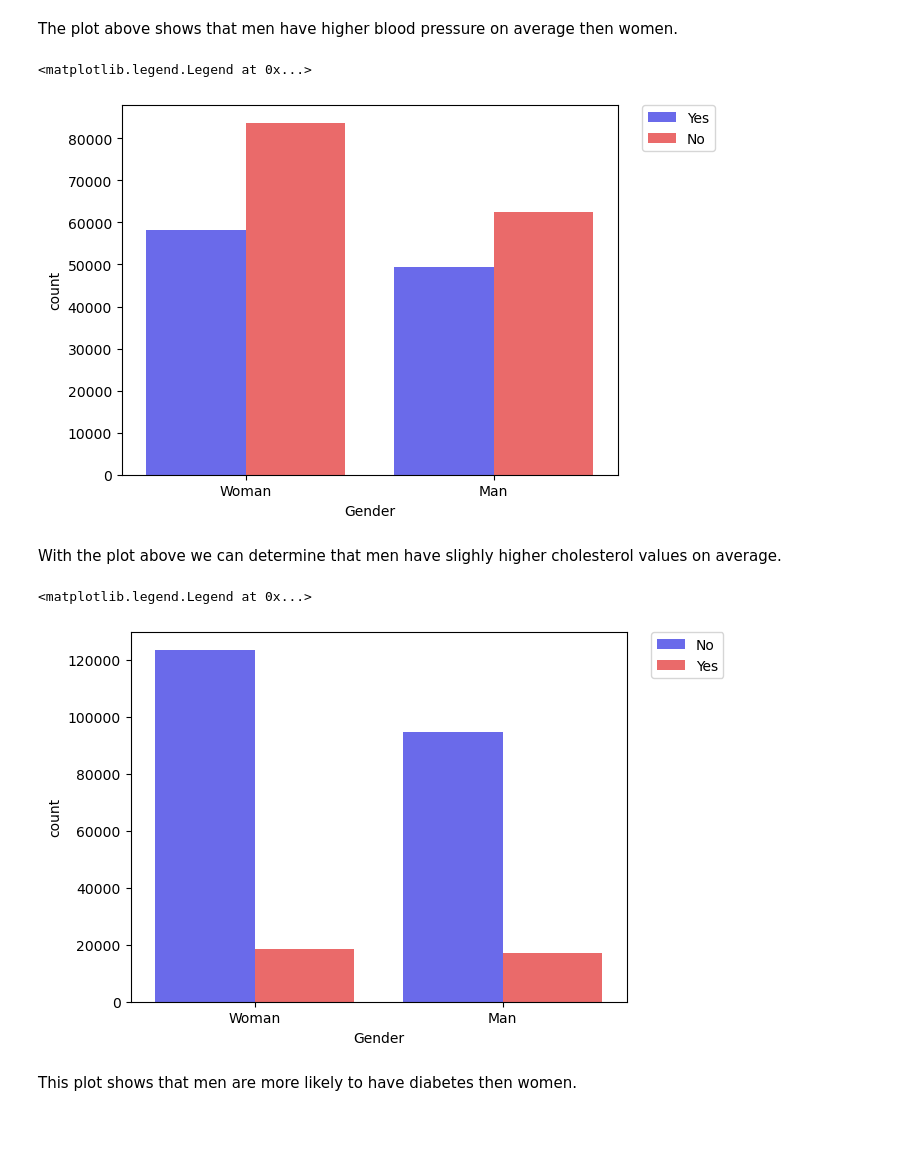
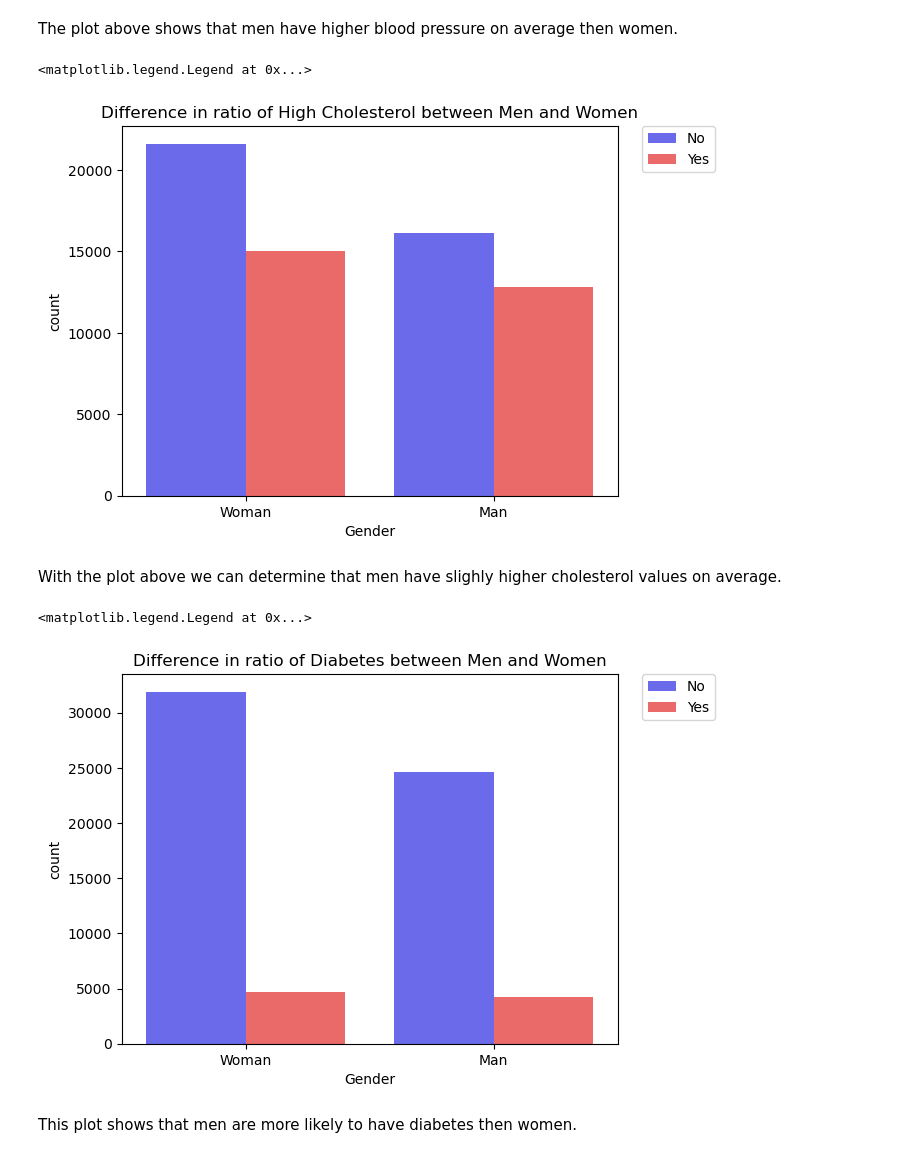
Before and after one commit to ubco-W2022T1-cosc301/project-group50, a Jupyter notebook: notebooks/analysis3.ipynb, the cells around one changed output. Cells and saved outputs as stored; diff of their text form; code cells hidden in the pictures; blank space fills up the shorter version.

```diff
--- a/notebooks/analysis3.ipynb
+++ b/notebooks/analysis3.ipynb
@@ -139,7 +139,7 @@ The original data set we had chosen had already been cleaned therefore no cleani
 # %% [markdown]
 ## Task 3 - Method Chaining
 # %%
-dfnew = pf3.processingChain('../heart_disease.csv')
+dfnew = pf3.processingChain('../HeartDisease.csv')
 dfnew
 # %% [output]
 |  | Gender | HeartDiseaseorAttack | HighBloodPressure | HighCholesterol | Stroke | Diabetes | ... |
@@ -207,19 +205,19 @@ plt.legend(bbox_to_anchor=(1.05, 1), loc='upper left', borderaxespad=0)
 # %% [markdown]
 The plot above shows that men have higher blood pressure on average then women.
 # %%
-sns.countplot(x='Gender', data=dfnew, hue='HighCholesterol', palette="seismic")
+sns.countplot(x='Gender', data=dfnew, hue='HighCholesterol', palette="seismic",hue_order = ['No', 'Yes']).set(title='Difference in ratio of High Cholesterol between Men and Women')
 plt.legend(bbox_to_anchor=(1.05, 1), loc='upper left', borderaxespad=0)
 # %% [output]
 <matplotlib.legend.Legend at 0x...>
-[figure, old version]
+[figure, new version]
 # %% [markdown]
 With the plot above we can determine that men have slighly higher cholesterol values on average.
 # %%
-sns.countplot(x='Gender', data=dfnew, hue='Diabetes', palette="seismic")
+sns.countplot(x='Gender', data=dfnew, hue='Diabetes', palette="seismic").set(title='Difference in ratio of Diabetes between Men and Women')
 plt.legend(bbox_to_anchor=(1.05, 1), loc='upper left', borderaxespad=0)
 # %% [output]
 <matplotlib.legend.Legend at 0x...>
-[figure, old version]
+[figure, new version]
 # %% [markdown]
 This plot shows that men are more likely to have diabetes then women.
 # %%
```
Also changed, not shown: parts of 16 cells of this notebook, 7 other files.
